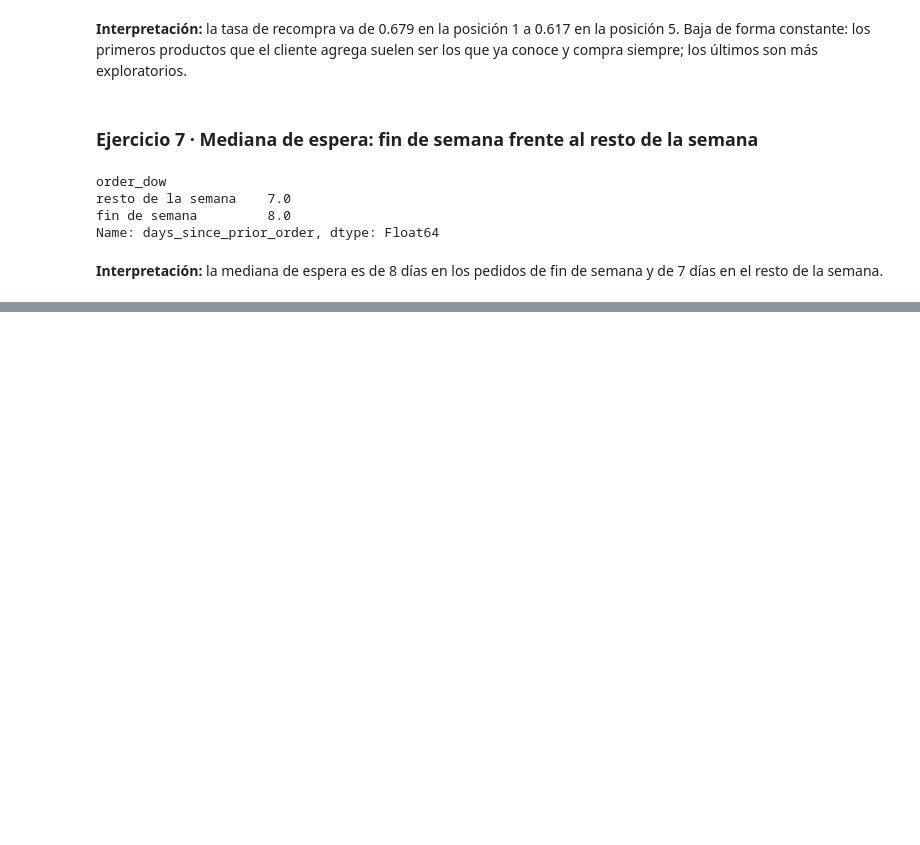
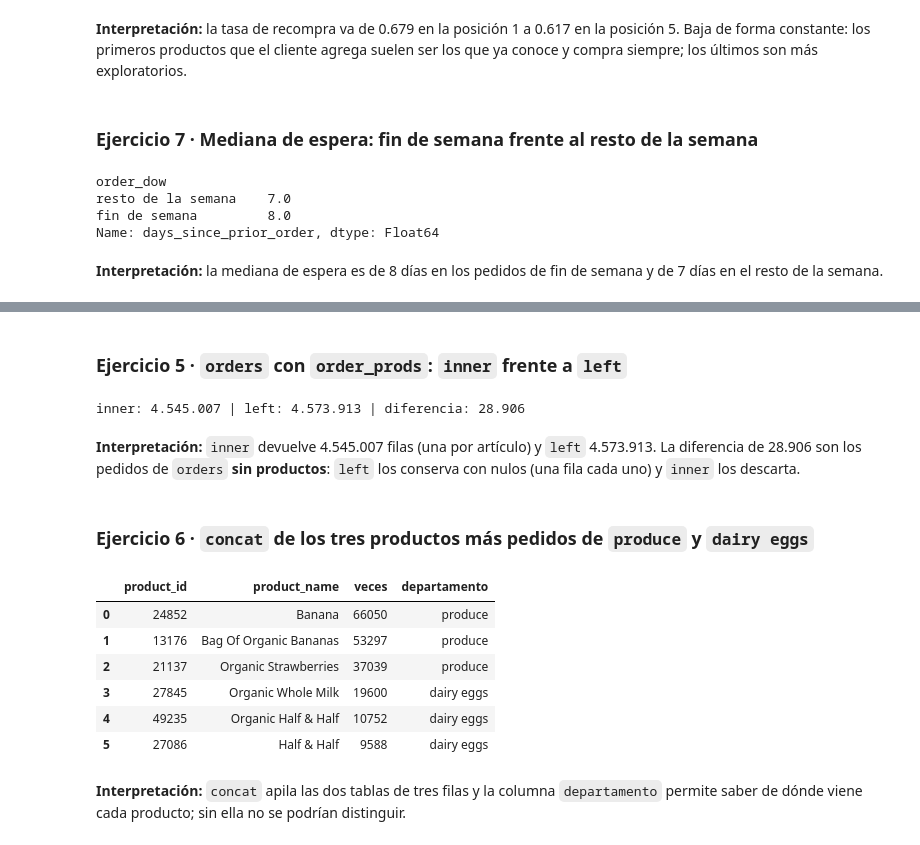
Before and after one commit to nicolasmunosh/instacart-analisis, a Jupyter notebook: notebooks/pandas_labs.ipynb, the cells around one changed output, grey strips where cells are left out. Saved outputs shown, nothing was run; the diff lists cells and outputs as text; code cells hidden in the pictures; blank space fills up the shorter version.

```diff
--- a/notebooks/pandas_labs.ipynb
+++ b/notebooks/pandas_labs.ipynb
@@ -839,0 +914,14 @@ Name: days_since_prior_order, dtype: Float64
+# %%
+filas_inicio = len(order_prods)
+
+maestra = order_prods.merge(products, on='product_id', how='left', validate='m:1')
+print('+ products   ', maestra.shape)
+maestra = maestra.merge(aisles, on='aisle_id', how='left', validate='m:1')
+print('+ aisles     ', maestra.shape)
+maestra = maestra.merge(departments, on='department_id', how='left', validate='m:1')
+print('+ departments', maestra.shape)
+maestra = maestra.merge(orders, on='order_id', how='left', validate='m:1')
+print('+ orders     ', maestra.shape)
+
+assert len(maestra) == filas_inicio
+# Deberías ver siempre 4545007 filas, con 7, 8, 9 y finalmente 14 columnas
@@ -839,0 +996,11 @@ Name: days_since_prior_order, dtype: Float64
+# %%
+por_producto = (maestra
+    .groupby('product_id')
+    .agg(veces=('order_id', 'size'),
+         clientes=('user_id', 'nunique'),
+         tasa_recompra=('reordered', 'mean'),
+         posicion_media=('add_to_cart_order', 'mean'))
+    .reset_index())
+print(por_producto.shape)
+por_producto.head(3)
+# Deberías ver (45573, 5); el producto 1 se pidió 280 veces por 206 clientes, con tasa de recompra 0.564
@@ -839,0 +1015,9 @@ Name: days_since_prior_order, dtype: Float64
+# %%
+ficha_productos = (por_producto
+    .merge(products, on='product_id', how='left', validate='1:1')
+    .merge(departments, on='department_id', how='left', validate='m:1')
+    [['product_id', 'product_name', 'department', 'veces', 'clientes',
+      'tasa_recompra', 'posicion_media']])
+print(ficha_productos.shape)
+ficha_productos.loc[ficha_productos['veces'].idxmax()]
+# Deberías ver (45573, 7) y la fila de Banana: produce, 66050 veces, 33274 clientes, recompra 0.844, posición media 4.87
@@ -839,0 +1192,34 @@ Name: days_since_prior_order, dtype: Float64
+# %% [markdown]
+### Ejercicio 5 · `orders` con `order_prods`: `inner` frente a `left`
+# %%
+n_inner = len(orders.merge(order_prods, on='order_id', how='inner', validate='1:m'))
+n_left = len(orders.merge(order_prods, on='order_id', how='left', validate='1:m'))
+print('inner:', fmt(n_inner), '| left:', fmt(n_left), '| diferencia:', fmt(n_left - n_inner))
+display(Markdown(
+    f"**Interpretación:** `inner` devuelve {fmt(n_inner)} filas (una por artículo) y `left` {fmt(n_left)}. La diferencia de {fmt(n_left - n_inner)} son los pedidos de `orders` **sin productos**: "
+    f"`left` los conserva con nulos (una fila cada uno) y `inner` los descarta."
+))
+# %% [output]
+inner: 4.545.007 | left: 4.573.913 | diferencia: 28.906
+**Interpretación:** `inner` devuelve 4.545.007 filas (una por artículo) y `left` 4.573.913. La diferencia de 28.906 son los pedidos de `orders` **sin productos**: `left` los conserva con nulos (una fila cada uno) y `inner` los descarta.
+# %% [markdown]
+### Ejercicio 6 · `concat` de los tres productos más pedidos de `produce` y `dairy eggs`
+# %%
+partes = []
+for depto in ['produce', 'dairy eggs']:
+    parte = (ficha_productos[ficha_productos['department'] == depto]
+             .nlargest(3, 'veces')[['product_id', 'product_name', 'veces']]
+             .assign(departamento=depto))
+    partes.append(parte)
+top_dos_deptos = pd.concat(partes, ignore_index=True)
+display(top_dos_deptos)
+display(Markdown("**Interpretación:** `concat` apila las dos tablas de tres filas y la columna `departamento` permite saber de dónde viene cada producto; sin ella no se podrían distinguir."))
+# %% [output]
+|  | product_id | product_name | veces | departamento |
+| 0 | 24852 | Banana | 66050 | produce |
+| 1 | 13176 | Bag Of Organic Bananas | 53297 | produce |
+| 2 | 21137 | Organic Strawberries | 37039 | produce |
+| 3 | 27845 | Organic Whole Milk | 19600 | dairy eggs |
+| 4 | 49235 | Organic Half & Half | 10752 | dairy eggs |
+| 5 | 27086 | Half & Half | 9588 | dairy eggs |
+**Interpretación:** `concat` apila las dos tablas de tres filas y la columna `departamento` permite saber de dónde viene cada producto; sin ella no se podrían distinguir.
```
Also changed, not shown: parts of 44 cells of this notebook, 3 other files.
